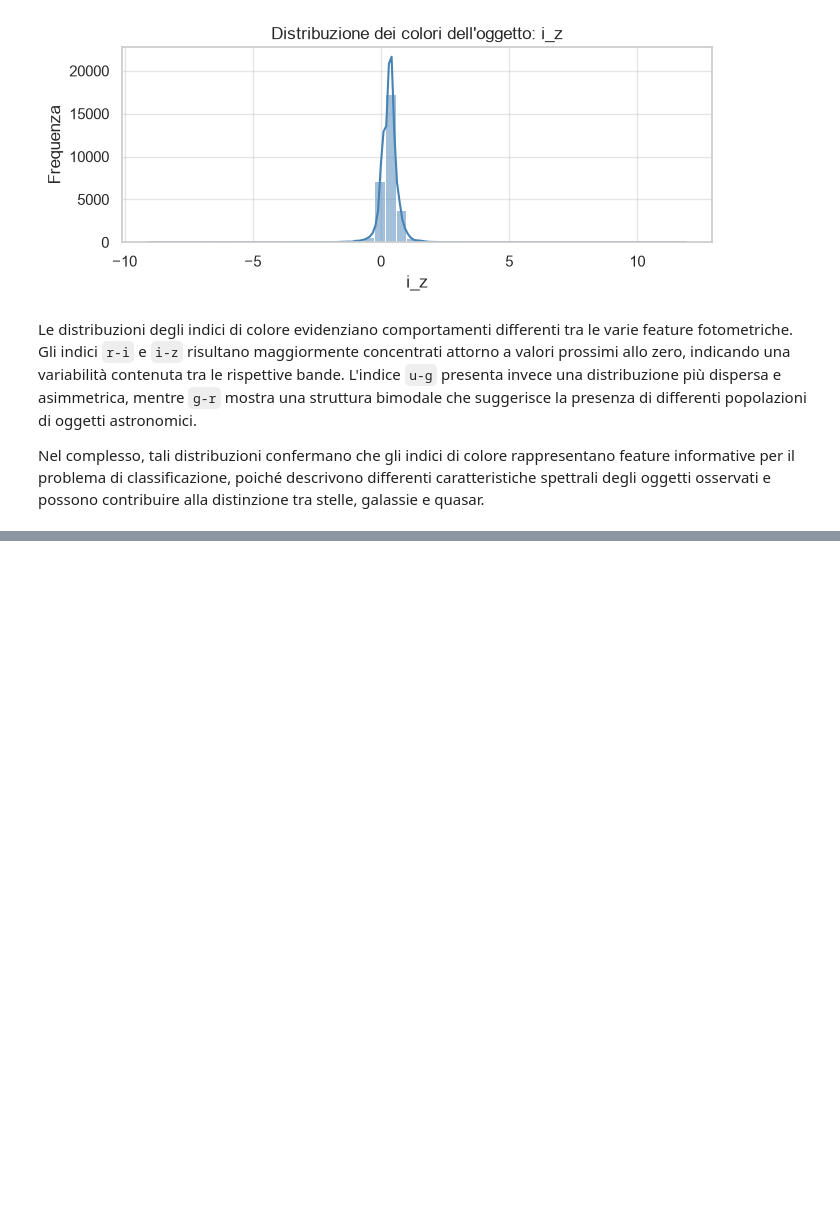
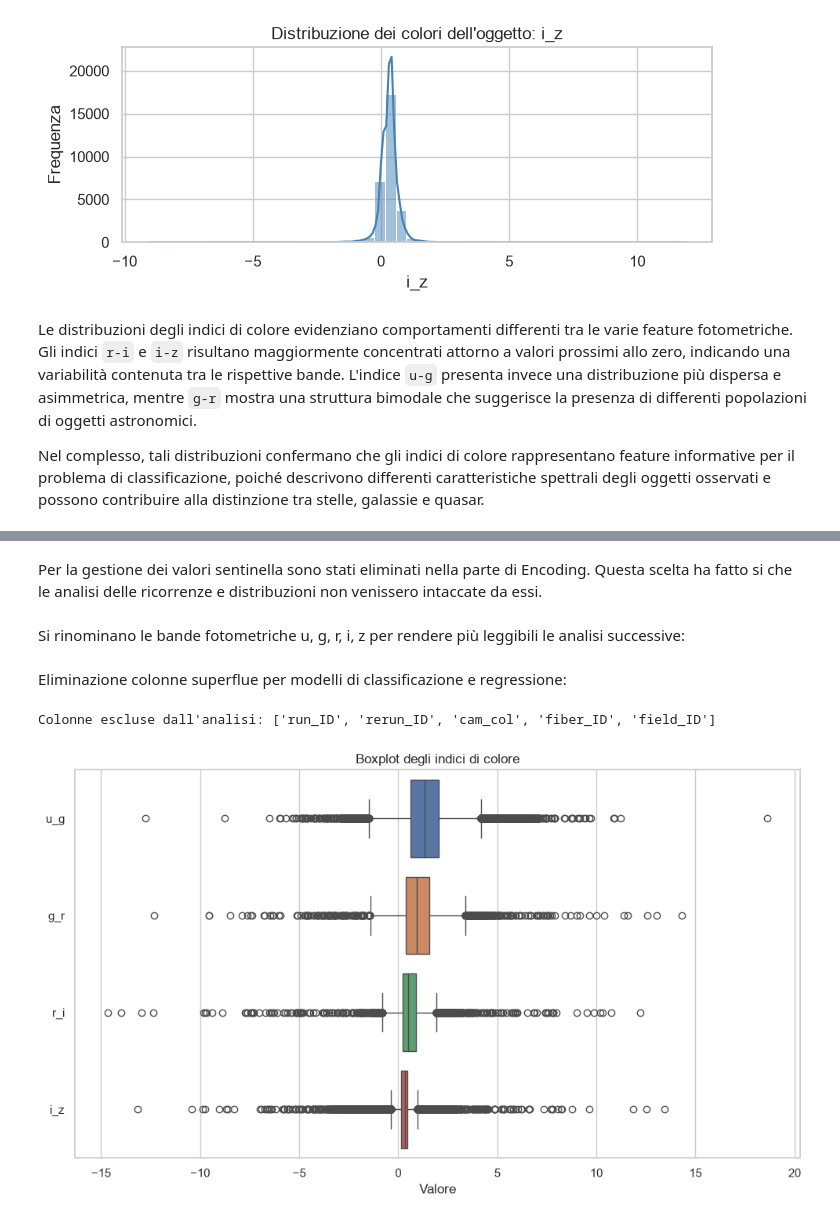
Before and after one commit to FabianCalangiu/Astronomical-Objects-Analysis, a Jupyter notebook: notebooks/astronomical_analysis_enhanced.ipynb, the cells around one changed output, grey strips where cells are left out. Saved outputs shown, nothing was run; the diff lists cells and outputs as text; code cells hidden in the pictures; blank space fills up the shorter version.

```diff
--- a/notebooks/astronomical_analysis_enhanced.ipynb
+++ b/notebooks/astronomical_analysis_enhanced.ipynb
@@ -465,0 +463,4 @@ Nel complesso, tali distribuzioni confermano che gli indici di colore rappresent
+# %% [markdown]
+Per la gestione dei valori sentinella sono stati eliminati nella parte di Encoding. Questa scelta ha fatto si che le analisi delle ricorrenze e distribuzioni non venissero intaccate da essi.
+# %% [markdown]
+Si rinominano le bande fotometriche u, g, r, i, z per rendere più leggibili le analisi successive:
@@ -465,0 +477,23 @@ Nel complesso, tali distribuzioni confermano che gli indici di colore rappresent
+# %% [markdown]
+Eliminazione colonne superflue per modelli di classificazione e regressione:
+# %%
+useless_columns = ["run_ID", "rerun_ID", "cam_col", "fiber_ID", "field_ID"]
+df = df.drop(columns=useless_columns)
+
+print(f"Colonne escluse dall'analisi: {useless_columns}")
+# %% [output]
+Colonne escluse dall'analisi: ['run_ID', 'rerun_ID', 'cam_col', 'fiber_ID', 'field_ID']
+# %%
+plt.figure(figsize=(10, 6))
+
+sns.boxplot(
+    data=df[color_columns],
+    orient="h"
+)
+
+plt.title("Boxplot degli indici di colore")
+plt.xlabel("Valore")
+plt.tight_layout()
+plt.show()
+# %% [output]
+[figure, added]
```
Also changed, not shown: parts of 18 cells of this notebook.
